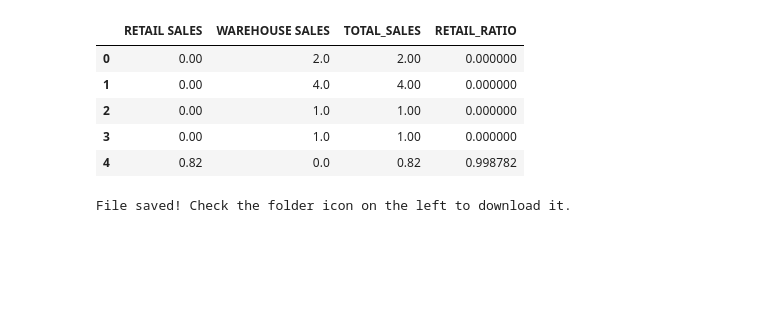
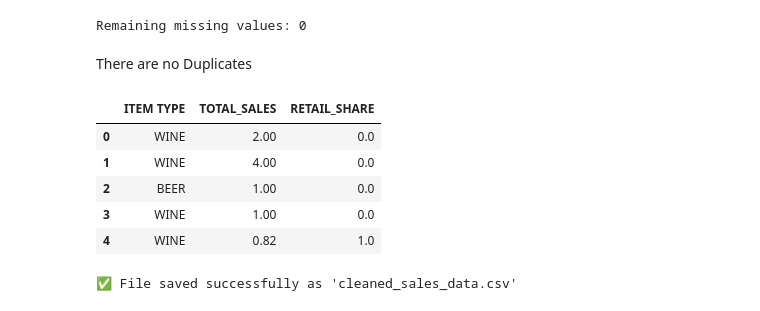
Before and after one commit to daraadeniyi3116-create/ACCESS-6.0-SAP-Data-Science-Track, a Jupyter notebook: WEEK_3_SESSION_4.ipynb, the cells around one changed output. Cells and saved outputs as stored; diff of their text form; code cells hidden in the pictures; blank space fills up the shorter version.

```diff
--- a/WEEK_3_SESSION_4.ipynb
+++ b/WEEK_3_SESSION_4.ipynb
@@ -23,19 +92,33 @@ df = df.fillna(0)
+# %%
+df['SUPPLIER'] = df['SUPPLIER'].fillna('Unknown')
+
+df = df.dropna(subset=['ITEM TYPE'])
+
+df['RETAIL SALES'] = df['RETAIL SALES'].fillna(0.0)
+# %%
+print("Remaining missing values:", df.isnull().sum().sum())
+# %% [output]
+Remaining missing values: 0
+# %% [markdown]
+There are no Duplicates
 # %%
 df['TOTAL_SALES'] = df['RETAIL SALES'] + df['WAREHOUSE SALES']
+
+df['RETAIL_SHARE'] = np.where(df['TOTAL_SALES'] == 0, 0, df['RETAIL SALES'] / df['TOTAL_SALES'])
-# %%
-df['RETAIL_RATIO'] = df['RETAIL SALES'] / (df['TOTAL_SALES'] + 0.001)
-# %%
-df[['RETAIL SALES', 'WAREHOUSE SALES', 'TOTAL_SALES', 'RETAIL_RATIO']].head()
-# %% [output]
-|  | RETAIL SALES | WAREHOUSE SALES | TOTAL_SALES | RETAIL_RATIO |
-| 0 | 0.00 | 2.0 | 2.00 | 0.000000 |
-| 1 | 0.00 | 4.0 | 4.00 | 0.000000 |
-| 2 | 0.00 | 1.0 | 1.00 | 0.000000 |
-| 3 | 0.00 | 1.0 | 1.00 | 0.000000 |
-| 4 | 0.82 | 0.0 | 0.82 | 0.998782 |
+# %%
+df['NON_REVENUE_MOVE'] = df['RETAIL TRANSFERS'].abs()
+# %%
+df[['ITEM TYPE', 'TOTAL_SALES', 'RETAIL_SHARE']].head()
+# %% [output]
+|  | ITEM TYPE | TOTAL_SALES | RETAIL_SHARE |
+| 0 | WINE | 2.00 | 0.0 |
+| 1 | WINE | 4.00 | 0.0 |
+| 2 | BEER | 1.00 | 0.0 |
+| 3 | WINE | 1.00 | 0.0 |
+| 4 | WINE | 0.82 | 1.0 |
 # %%
-df.to_csv('Cleaned_Sales_Data.csv', index=False)
+df.to_csv('cleaned_sales_data.csv', index=False)
 
-print("File saved! Check the folder icon on the left to download it.")
+print("✅ File saved successfully as 'cleaned_sales_data.csv'")
 # %% [output]
-File saved! Check the folder icon on the left to download it.
+✅ File saved successfully as 'cleaned_sales_data.csv'
```
Also changed, not shown: parts of 11 cells of this notebook.
